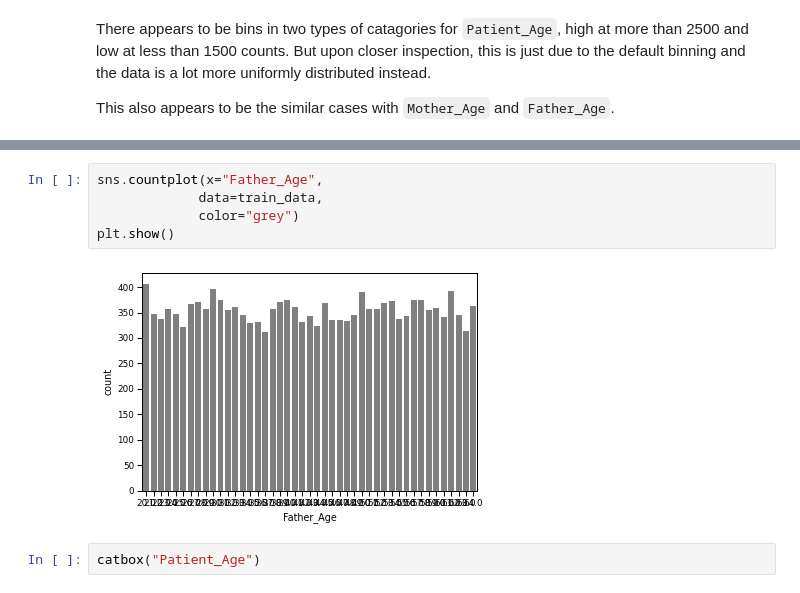
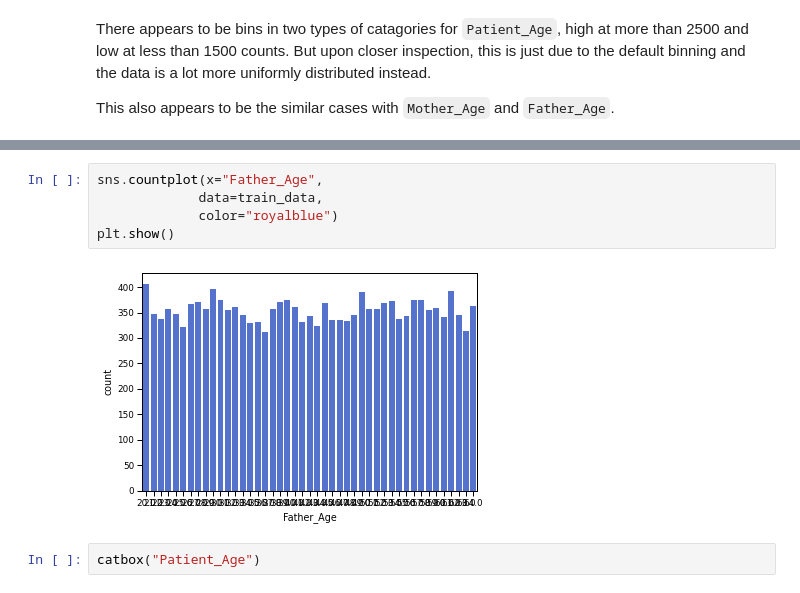
Before and after one commit to ehsung/Capstone-Project-2---Identify-Genetic-Disorder-is-Children, a Jupyter notebook: Notebooks/EDA.ipynb, the cells around one changed output, grey strips where cells are left out. Saved outputs shown, nothing was run; the diff lists cells and outputs as text.

```diff
--- a/Notebooks/EDA.ipynb
+++ b/Notebooks/EDA.ipynb
@@ -202,10 +230,10 @@ plt.show()
 # %%
 sns.countplot(x="Father_Age",
              data=train_data,
-             color="grey")
+             color="royalblue")
 plt.show()
 # %% [output]
-[figure, old version]
+[figure, new version]
 # %%
 catbox("Patient_Age")
 # %% [output]
```
Also changed, not shown: parts of 28 cells of this notebook, 1 other file.
